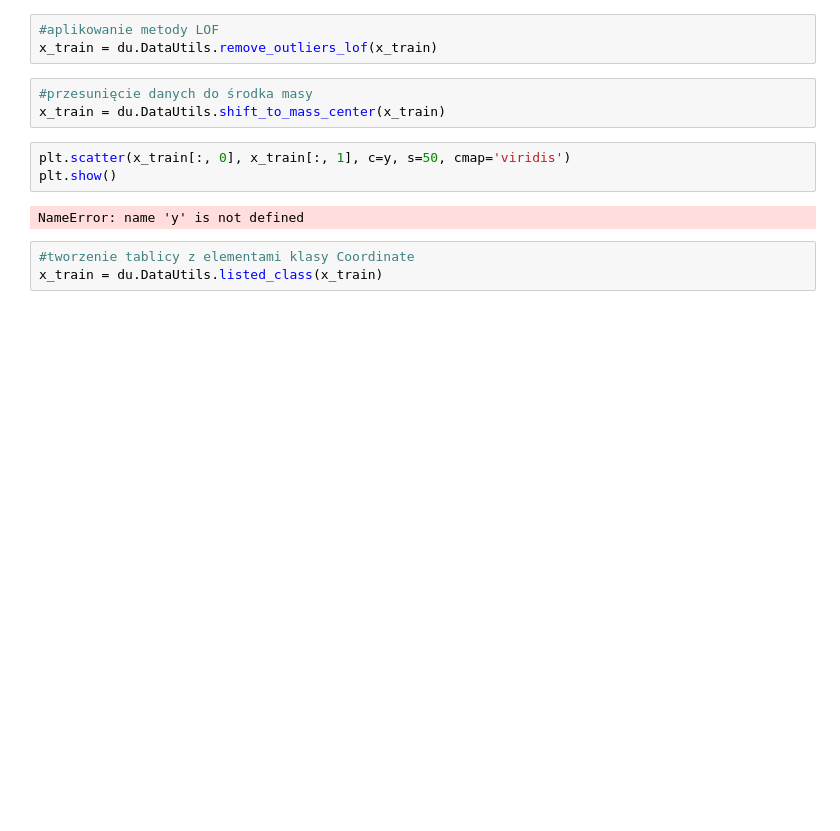
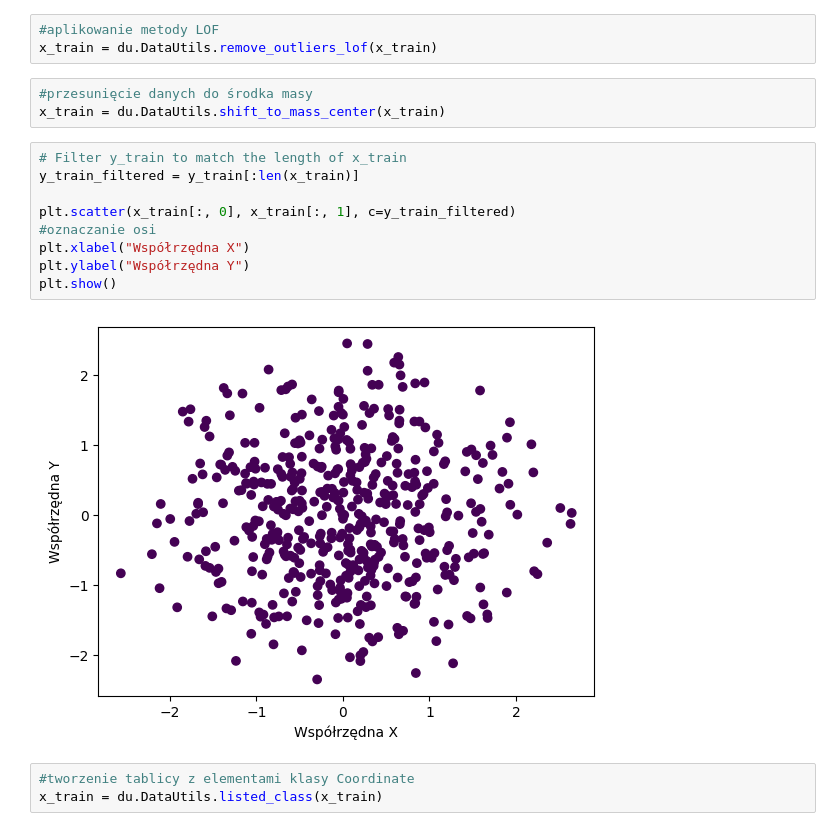
Before and after one commit to Jaromek/radialAngleAugmentation, a Jupyter notebook: blobs.ipynb, the cells around one changed output. Saved outputs shown, nothing was run; the diff lists cells and outputs as text; blank space fills up the shorter version.

```diff
--- a/blobs.ipynb
+++ b/blobs.ipynb
@@ -20,11 +20,17 @@ x_train = du.DataUtils.remove_outliers_lof(x_train)
 # %%
 #przesunięcie danych do środka masy
 x_train = du.DataUtils.shift_to_mass_center(x_train)
-# %%
-plt.scatter(x_train[:, 0], x_train[:, 1], c=y, s=50, cmap='viridis')
-plt.show()
-# %% [output]
-NameError: name 'y' is not defined
+# %%
+# Filter y_train to match the length of x_train
+y_train_filtered = y_train[:len(x_train)]
+
+plt.scatter(x_train[:, 0], x_train[:, 1], c=y_train_filtered)
+#oznaczanie osi
+plt.xlabel("Współrzędna X")
+plt.ylabel("Współrzędna Y")
+plt.show()
+# %% [output]
+[figure, added]
 # %%
 #tworzenie tablicy z elementami klasy Coordinate
 x_train = du.DataUtils.listed_class(x_train)
```
Also changed, not shown: parts of 13 cells of this notebook, 2 other files.
